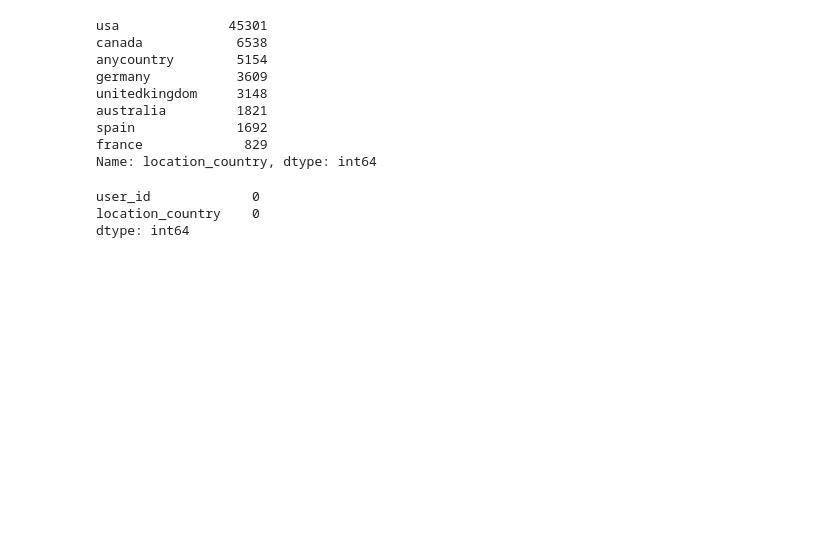
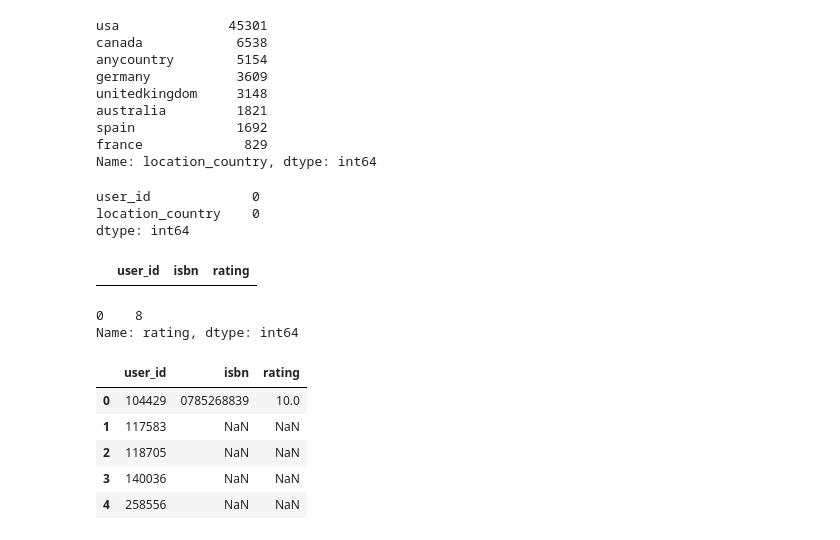
Before and after one commit to boostcampaitech4recsys1/level1_bookratingprediction_recsys-level1-recsys-02, a Jupyter notebook: wonjun/pre1102.ipynb, the cells around one changed output. Drawn from its saved outputs; the diff is of its cells as text; code cells hidden in the pictures; blank space fills up the shorter version.

```diff
--- a/wonjun/pre1102.ipynb
+++ b/wonjun/pre1102.ipynb
@@ -546,3 +546,23 @@ location_country    0
 dtype: int64
 # %%
 users.to_csv('./data/users_1102.csv', index=False)
+# %%
+trains = pd.read_csv('../main_code/data/train_ratings.csv')
+# %%
+trains[trains['user_id'] == 176]
+# %% [output]
+|  | user_id | isbn | rating |
+# %%
+train['rating'].mean()
+# %% [output]
+0    8
+Name: rating, dtype: int64
+# %%
+trains[trains['isbn'] == '0785268839'].mode(0)
+# %% [output]
+|  | user_id | isbn | rating |
+| 0 | 104429 | 0785268839 | 10.0 |
+| 1 | 117583 | NaN | NaN |
+| 2 | 118705 | NaN | NaN |
+| 3 | 140036 | NaN | NaN |
+| 4 | 258556 | NaN | NaN |
```
Also changed, not shown: 6 other files.
